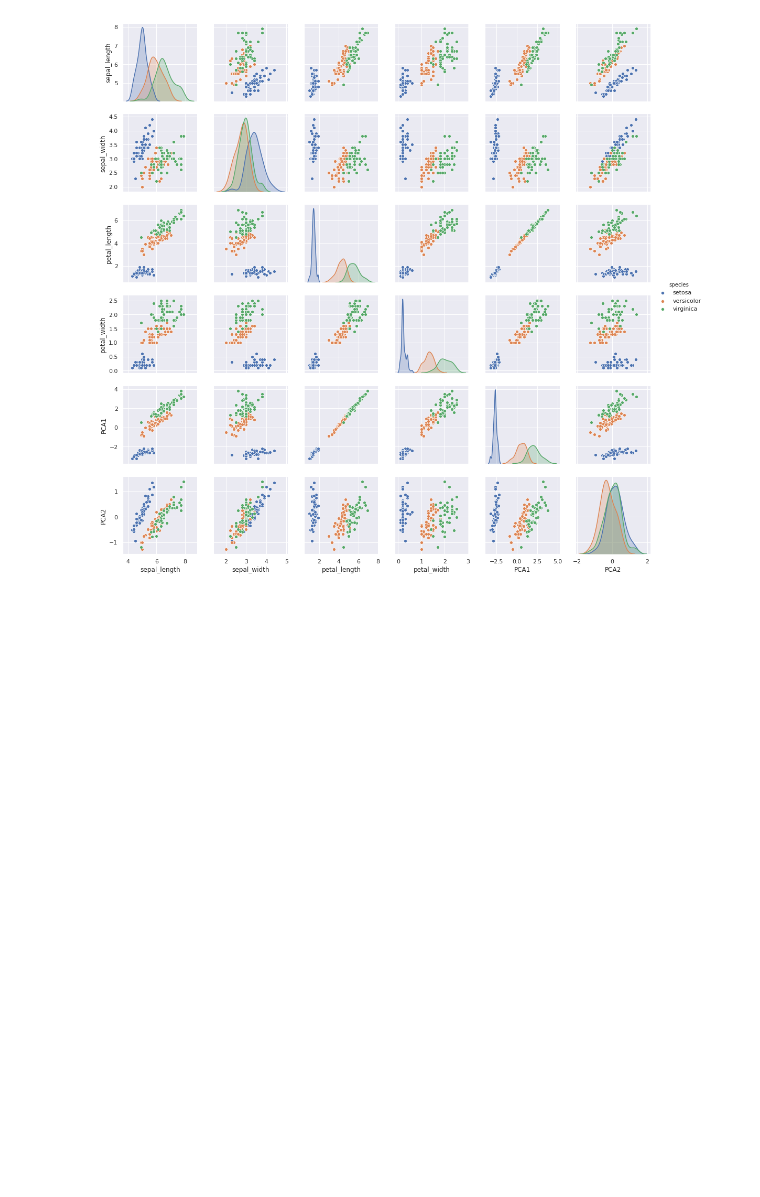
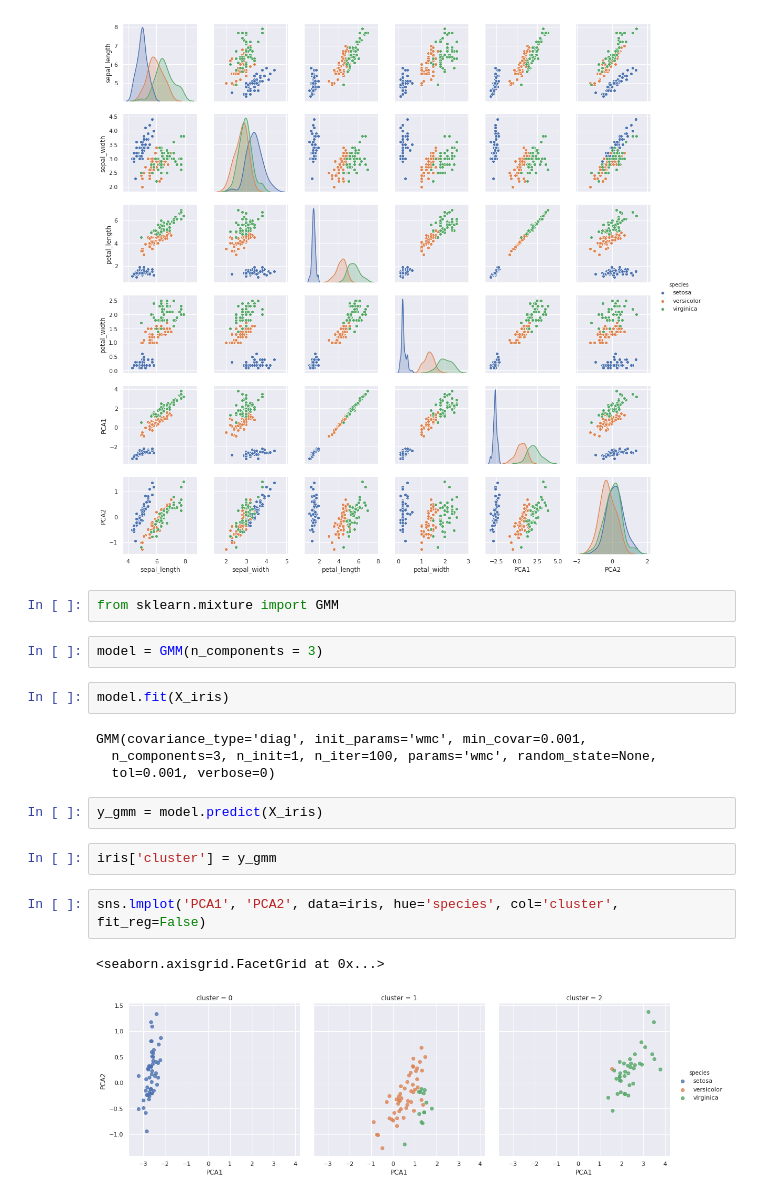
Before and after one commit to GendolfJunior/Python_programming_for_data_scientists, a Jupyter notebook: Python for DS day 5.ipynb, the cells around one changed output. Cells and saved outputs as stored; diff of their text form; blank space fills up the shorter version.

```diff
--- a/Python for DS day 5.ipynb
+++ b/Python for DS day 5.ipynb
@@ -307,3 +313,22 @@ sns.pairplot(iris, hue='species')
 # %% [output]
 <seaborn.axisgrid.PairGrid at 0x...>
 [figure]
+# %%
+from sklearn.mixture import GMM
+# %%
+model = GMM(n_components = 3)
+# %%
+model.fit(X_iris)
+# %% [output]
+GMM(covariance_type='diag', init_params='wmc', min_covar=0.001,
+  n_components=3, n_init=1, n_iter=100, params='wmc', random_state=None,
+  tol=0.001, verbose=0)
+# %%
+y_gmm = model.predict(X_iris)
+# %%
+iris['cluster'] = y_gmm
+# %%
+sns.lmplot('PCA1', 'PCA2', data=iris, hue='species', col='cluster', fit_reg=False)
+# %% [output]
+<seaborn.axisgrid.FacetGrid at 0x...>
+[figure, added]
```
Also changed, not shown: parts of 54 cells of this notebook, 3 other files.
